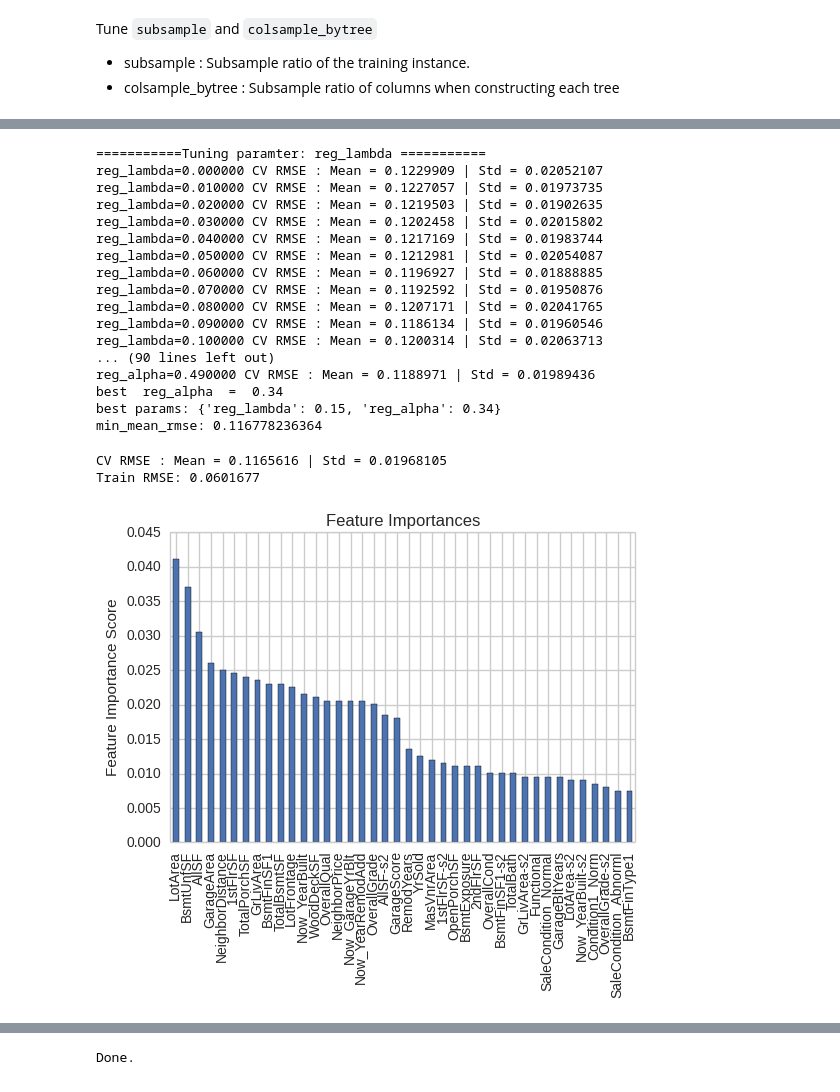
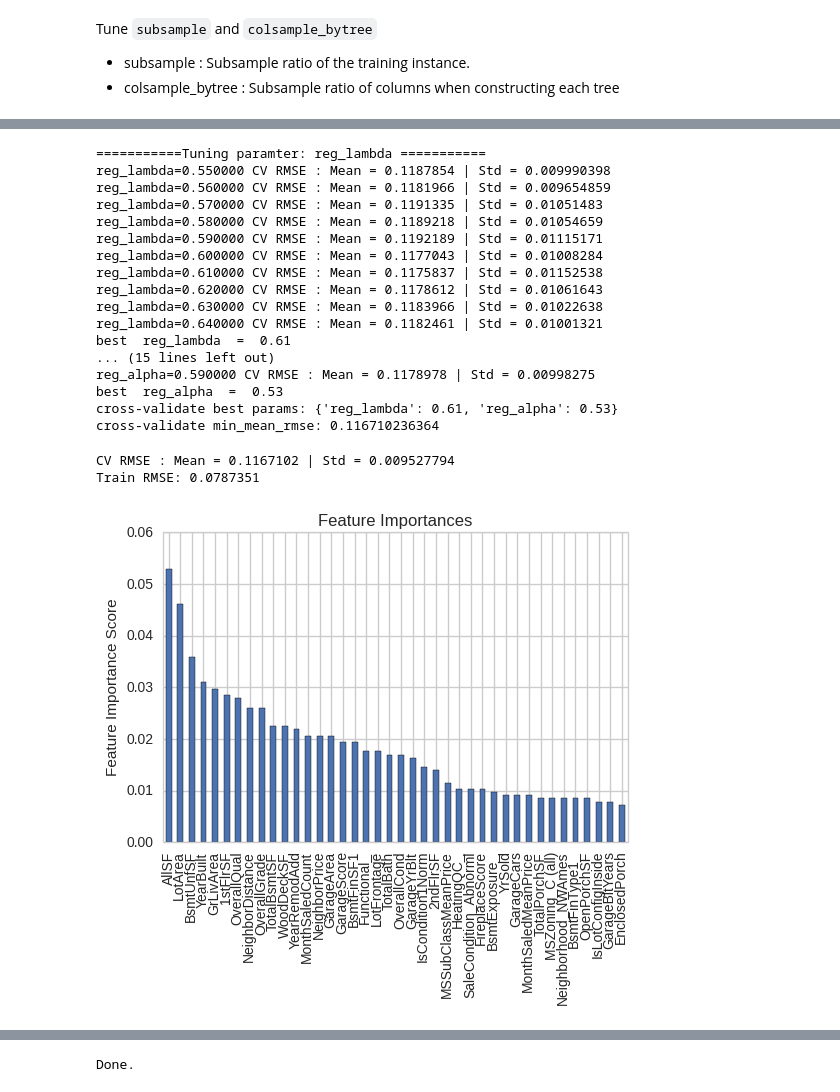
Before and after one commit to SunnyMarkLiu/Kaggle-House-Prices, a Jupyter notebook: XGBoost_and_Parameter_Tuning.ipynb, the cells around one changed output, grey strips where cells are left out. Drawn from its saved outputs; the diff is of its cells as text; code cells hidden in the pictures.

```diff
--- a/XGBoost_and_Parameter_Tuning.ipynb
+++ b/XGBoost_and_Parameter_Tuning.ipynb
@@ -446,15 +448,15 @@ Train RMSE: 0.0535124
 # %%
-param_test2 = {'reg_lambda':common_num_range(0, 0.5, 0.01),
-               'reg_alpha':common_num_range(0, 0.5, 0.01)}
+param_test2 = {'reg_lambda':common_num_range(0.55, 0.65, 0.01),
+               'reg_alpha':common_num_range(0.45, 0.6, 0.01)}
 
 xgb_regressor = XGBRegressor(
-                learning_rate =0.1,
-                n_estimators = 310,
+                learning_rate =0.05,
+                n_estimators = 300,
                 max_depth=3,
-                min_child_weight=1,
-                gamma=0.0001,
-                subsample=0.66,
-                colsample_bytree=0.6,
+                min_child_weight=1.1,
+                gamma=0.01,
+                subsample=0.72,
+                colsample_bytree=0.89,
 
                 scale_pos_weight=1,
                 objective= 'reg:linear',
@@ -463,44 +465,44 @@ xgb_regressor = XGBRegressor(
 best_param, min_mean_rmse, best_cvresult = \
                 model_cross_validate(xgb_regressor, param_test2, dtrain, perform_progress=True)
 
-print 'best params:', best_param
-print 'min_mean_rmse:', min_mean_rmse
+print 'cross-validate best params:', best_param
+print 'cross-validate min_mean_rmse:', min_mean_rmse
 # %% [output]
 ===========Tuning paramter: reg_lambda ===========
-reg_lambda=0.000000 CV RMSE : Mean = 0.1229909 | Std = 0.02052107
-reg_lambda=0.010000 CV RMSE : Mean = 0.1227057 | Std = 0.01973735
-reg_lambda=0.020000 CV RMSE : Mean = 0.1219503 | Std = 0.01902635
-reg_lambda=0.030000 CV RMSE : Mean = 0.1202458 | Std = 0.02015802
-reg_lambda=0.040000 CV RMSE : Mean = 0.1217169 | Std = 0.01983744
-reg_lambda=0.050000 CV RMSE : Mean = 0.1212981 | Std = 0.02054087
-reg_lambda=0.060000 CV RMSE : Mean = 0.1196927 | Std = 0.01888885
-reg_lambda=0.070000 CV RMSE : Mean = 0.1192592 | Std = 0.01950876
-reg_lambda=0.080000 CV RMSE : Mean = 0.1207171 | Std = 0.02041765
-reg_lambda=0.090000 CV RMSE : Mean = 0.1186134 | Std = 0.01960546
-reg_lambda=0.100000 CV RMSE : Mean = 0.1200314 | Std = 0.02063713
-... (90 lines left out)
-reg_alpha=0.490000 CV RMSE : Mean = 0.1188971 | Std = 0.01989436
-best  reg_alpha  =  0.34
-best params: {'reg_lambda': 0.15, 'reg_alpha': 0.34}
-min_mean_rmse: 0.116778236364
+reg_lambda=0.550000 CV RMSE : Mean = 0.1187854 | Std = 0.009990398
+reg_lambda=0.560000 CV RMSE : Mean = 0.1181966 | Std = 0.009654859
+reg_lambda=0.570000 CV RMSE : Mean = 0.1191335 | Std = 0.01051483
+reg_lambda=0.580000 CV RMSE : Mean = 0.1189218 | Std = 0.01054659
+reg_lambda=0.590000 CV RMSE : Mean = 0.1192189 | Std = 0.01115171
+reg_lambda=0.600000 CV RMSE : Mean = 0.1177043 | Std = 0.01008284
+reg_lambda=0.610000 CV RMSE : Mean = 0.1175837 | Std = 0.01152538
+reg_lambda=0.620000 CV RMSE : Mean = 0.1178612 | Std = 0.01061643
+reg_lambda=0.630000 CV RMSE : Mean = 0.1183966 | Std = 0.01022638
+reg_lambda=0.640000 CV RMSE : Mean = 0.1182461 | Std = 0.01001321
+best  reg_lambda  =  0.61
+... (15 lines left out)
+reg_alpha=0.590000 CV RMSE : Mean = 0.1178978 | Std = 0.00998275
+best  reg_alpha  =  0.53
+cross-validate best params: {'reg_lambda': 0.61, 'reg_alpha': 0.53}
+cross-validate min_mean_rmse: 0.116710236364
 # %%
 xgb_regressor = XGBRegressor(
-                learning_rate =0.1,
-                n_estimators = 310,
+                learning_rate =0.05,
+                n_estimators = 300,
                 max_depth=3,
-                min_child_weight=1,
-                gamma=0.0001,
-                subsample=0.66,
-                colsample_bytree=0.6,
-                reg_lambda = 0.34,
-                reg_alpha = 0.34,
+                min_child_weight=1.1,
+                gamma=0.01,
+                subsample=0.72,
+                colsample_bytree=0.89,
+                reg_lambda = 0.61,
+                reg_alpha = 0.53,
 
                 scale_pos_weight=1,
                 objective= 'reg:linear',
                 seed=10)
 
 xgb_regressor, feature_importances = model_fit(xgb_regressor,train_X, train_Y)
 # %% [output]
-CV RMSE : Mean = 0.1165616 | Std = 0.01968105
-Train RMSE: 0.0601677
+CV RMSE : Mean = 0.1167102 | Std = 0.009527794
+Train RMSE: 0.0787351
-[figure, old version]
+[figure, new version]
```
Also changed, not shown: parts of 22 cells of this notebook, 5 other files.
